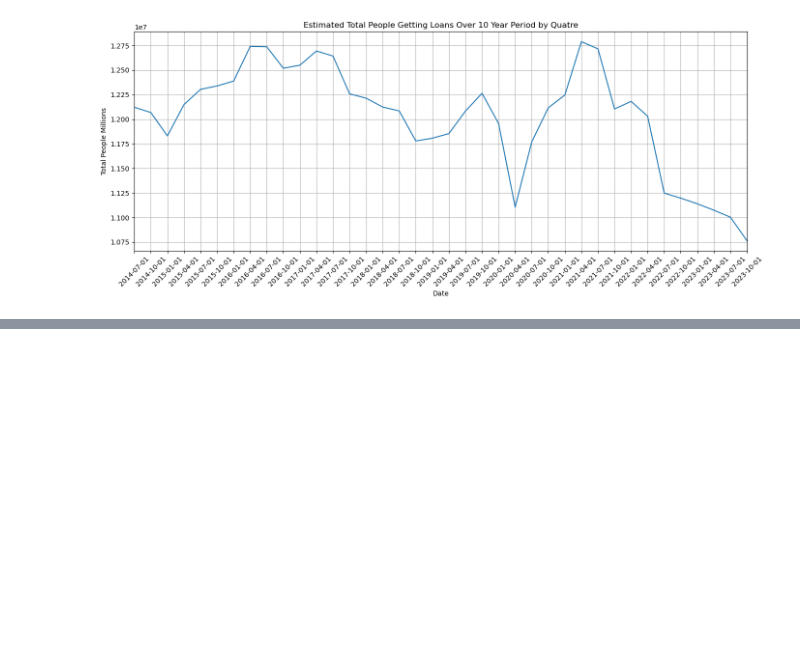
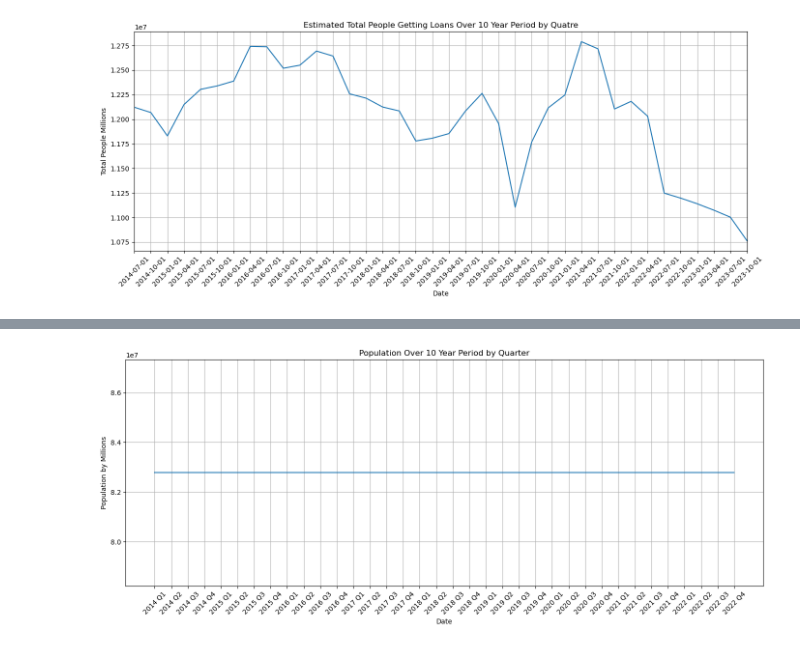
Before and after one commit to Jagar513/project_1_bootcamp, a Jupyter notebook: Automotive Loan Starter Code.ipynb, the cells around one changed output, grey strips where cells are left out. Cells and saved outputs as stored; diff of their text form; code cells hidden in the pictures; blank space fills up the shorter version.

```diff
--- a/Automotive Loan Starter Code.ipynb
+++ b/Automotive Loan Starter Code.ipynb
@@ -237,0 +333,15 @@ plt.show()
+# %%
+#Plot the Population Over 10 Year Period by Quarter
+date = quarterly_data_df["Year"].astype(str) + " " + quarterly_data_df["Quarter"]
+Population = quarterly_data_df["Population"]
+plt.figure(figsize=(14,6))
+plt.plot(date, Population)
+plt.title("Population Over 10 Year Period by Quarter")
+plt.xlabel("Date")
+plt.ylabel("Population by Millions")
+plt.xticks(rotation=45)
+plt.grid(True)
+plt.tight_layout()
+plt.show()
+# %% [output]
+[figure, added]
```
Also changed, not shown: parts of 9 cells of this notebook, 1 other file.
